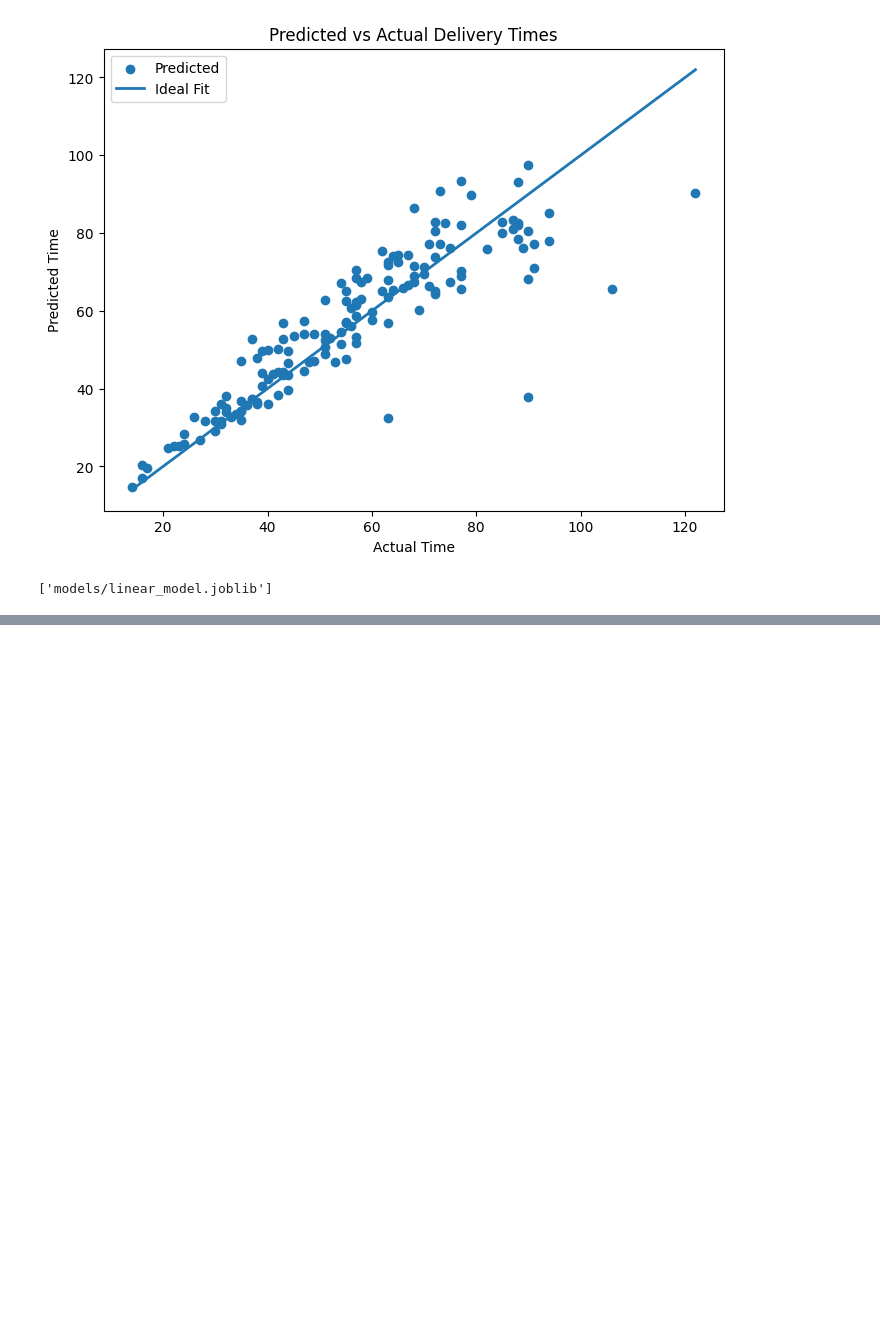
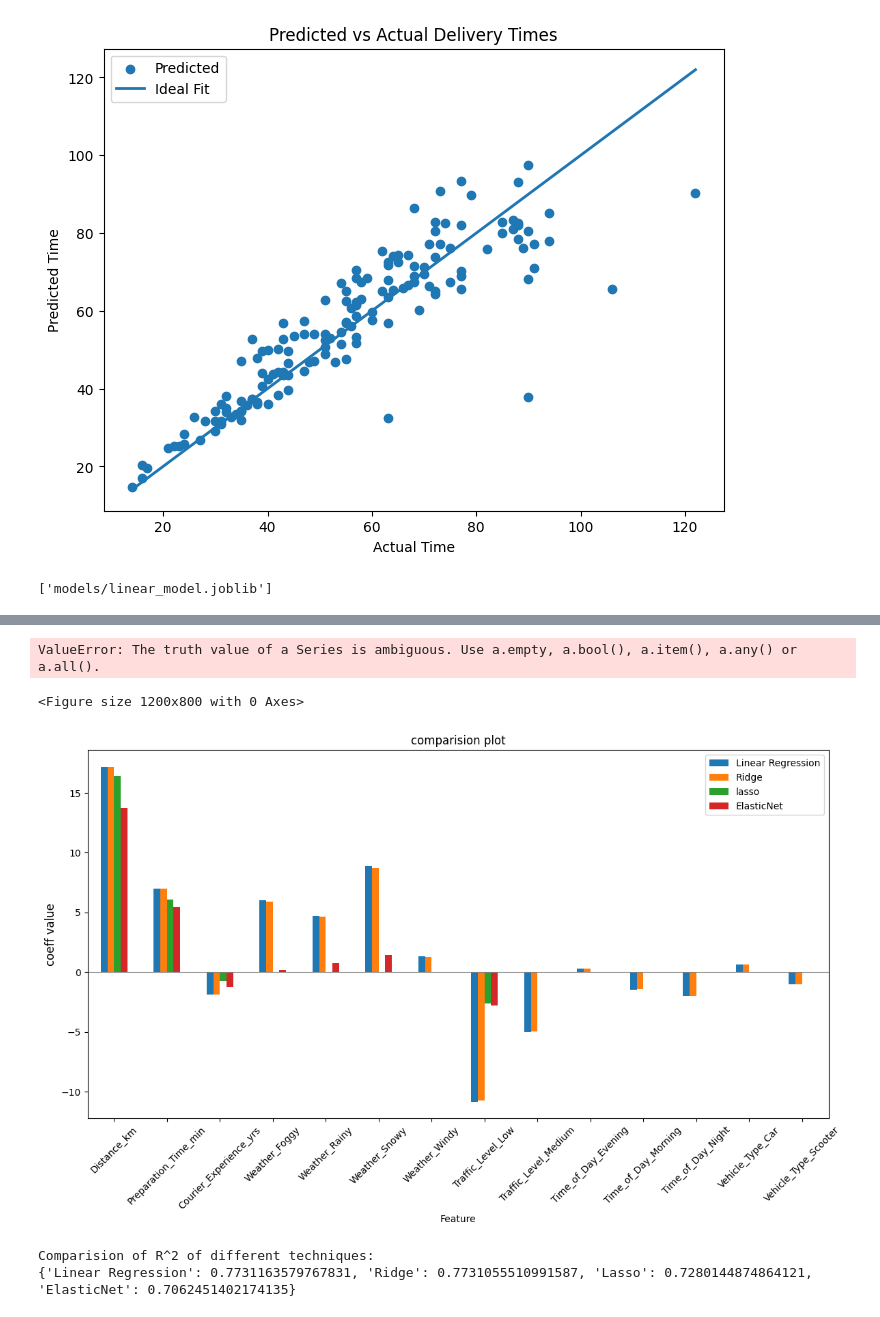
Before and after one commit to MBJ-2002/food-delivery-time-prediction, a Jupyter notebook: delivery_time_prediction.ipynb, the cells around one changed output, grey strips where cells are left out. Cells and saved outputs as stored; diff of their text form; code cells hidden in the pictures; blank space fills up the shorter version.

```diff
--- a/delivery_time_prediction.ipynb
+++ b/delivery_time_prediction.ipynb
@@ -227,3 +230,14 @@ import joblib
 joblib.dump(model, 'models/linear_model.joblib')
 # %% [output]
 ['models/linear_model.joblib']
+# %%
+from sklearn.linear_model import Ridge, Lasso, ElasticNet
+
+ridge = Ridge(alpha=1)
+ridge.fit(X_train, y_train)
+
+lasso = Lasso(alpha=1)
+lasso.fit(X_train, y_train)
+
+elastic_net = ElasticNet(alpha=0.5)
+elastic_net.fit(X_train, y_train)
@@ -229,0 +246,10 @@ joblib.dump(model, 'models/linear_model.joblib')
+# %%
+coeff = pd.DataFrame({
+    'Feature': X.columns,
+    'Linear Regression': model.coef_,
+    'Ridge': ridge.coef_,
+    'lasso': lasso.coef_,
+    'ElasticNet' : elastic_net.coef_
+})
+
+print(coeff)
@@ -229,0 +274,26 @@ joblib.dump(model, 'models/linear_model.joblib')
+# %%
+plt.figure(figsize=(12,8))
+coeff.plot(x='Feature',y=['Linear Regression','Ridge','lasso','ElasticNet'], kind='bar',figsize=(14,7))
+plt.title('comparision plot')
+plt.ylabel('coeff value', fontsize=12)
+plt.axhline(0, color='grey',linewidth=0.8)
+plt.xticks(rotation=45)
+plt.grid(axis=y, linestyle='--',alpha=0.7)
+plt.tight_layout()
+# %% [output]
+ValueError: The truth value of a Series is ambiguous. Use a.empty, a.bool(), a.item(), a.any() or a.all().
+<Figure size 1200x800 with 0 Axes>
+[figure, added]
+# %%
+scores = {
+    'Linear Regression' : model.score(X_train, y_train),
+    'Ridge' : ridge.score(X_train, y_train),
+    'Lasso' : lasso.score(X_train, y_train),
+    'ElasticNet' : elastic_net.score(X_train, y_train)
+}
+
+print('Comparision of R^2 of different techniques: ')
+print(scores)
+# %% [output]
+Comparision of R^2 of different techniques:
+{'Linear Regression': 0.7731163579767831, 'Ridge': 0.7731055510991587, 'Lasso': 0.7280144874864121, 'ElasticNet': 0.7062451402174135}
```
Also changed, not shown: parts of 3 cells of this notebook, 1 other file.
